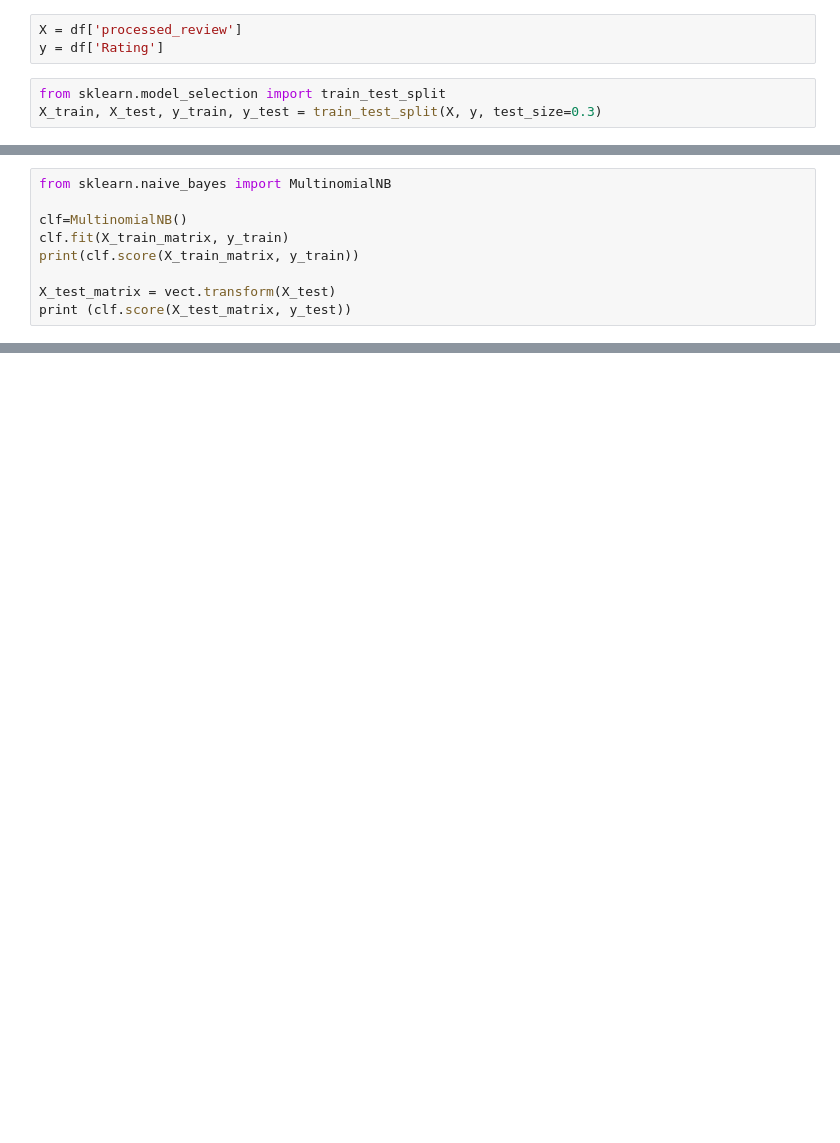
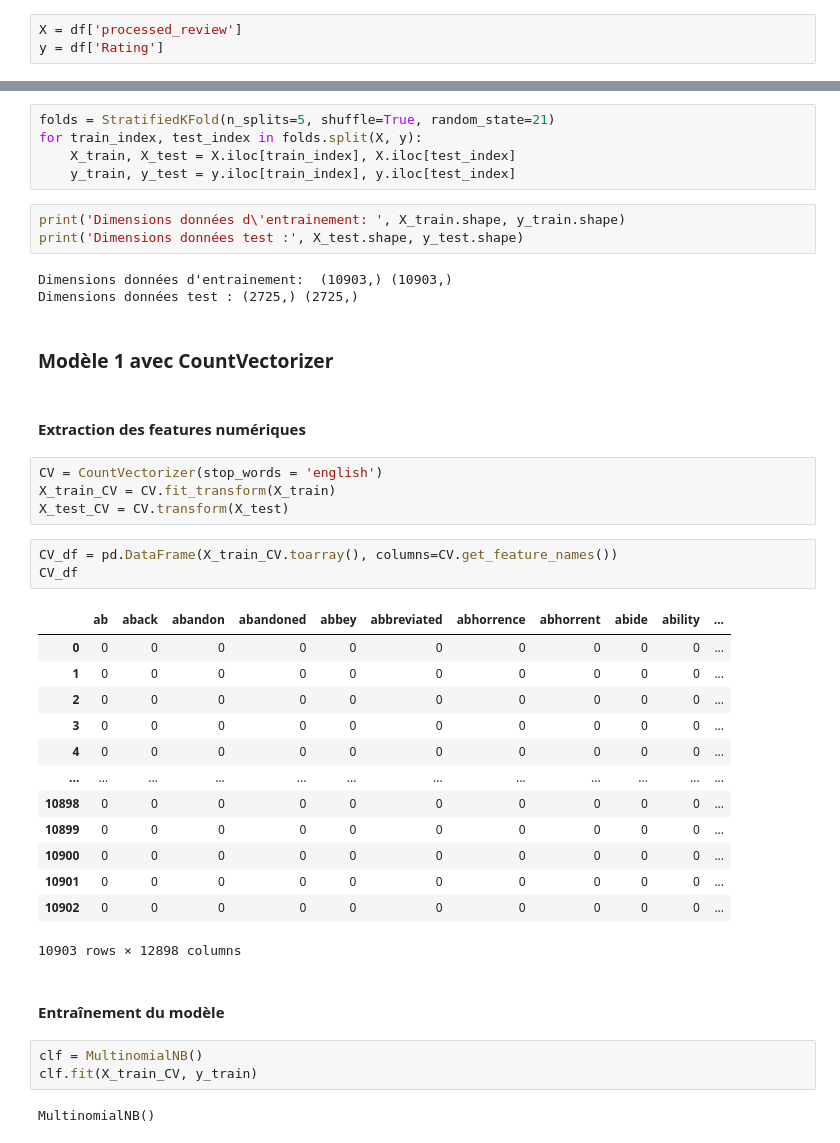
Before and after one commit to FelitaD/Reviews, a Jupyter notebook: reviews_naive.ipynb, the cells around one changed output, grey strips where cells are left out. Saved outputs shown, nothing was run; the diff lists cells and outputs as text; blank space fills up the shorter version.

```diff
--- a/reviews_naive.ipynb
+++ b/reviews_naive.ipynb
@@ -48,6 +242,3 @@ df
 # %%
 X = df['processed_review']
 y = df['Rating']
-# %%
-from sklearn.model_selection import train_test_split
-X_train, X_test, y_train, y_test = train_test_split(X, y, test_size=0.3)
@@ -59,9 +244,0 @@ X_train_matrix = vect.fit_transform(X_train)
-# %%
-from sklearn.naive_bayes import MultinomialNB
-
-clf=MultinomialNB()
-clf.fit(X_train_matrix, y_train)
-print(clf.score(X_train_matrix, y_train))
-
-X_test_matrix = vect.transform(X_test)
-print (clf.score(X_test_matrix, y_test))
@@ -120,0 +245,43 @@ weighted avg       0.21      0.45      0.28      4089
+# %%
+folds = StratifiedKFold(n_splits=5, shuffle=True, random_state=21)
+for train_index, test_index in folds.split(X, y):
+    X_train, X_test = X.iloc[train_index], X.iloc[test_index]
+    y_train, y_test = y.iloc[train_index], y.iloc[test_index]
+# %%
+print('Dimensions données d\'entrainement: ', X_train.shape, y_train.shape)
+print('Dimensions données test :', X_test.shape, y_test.shape)
+# %% [output]
+Dimensions données d'entrainement:  (10903,) (10903,)
+Dimensions données test : (2725,) (2725,)
+# %% [markdown]
+### Modèle 1 avec CountVectorizer
+# %% [markdown]
+#### Extraction des features numériques
+# %%
+CV = CountVectorizer(stop_words = 'english')
+X_train_CV = CV.fit_transform(X_train)
+X_test_CV = CV.transform(X_test)
+# %%
+CV_df = pd.DataFrame(X_train_CV.toarray(), columns=CV.get_feature_names())
+CV_df
+# %% [output]
+|  | ab | aback | abandon | abandoned | abbey | abbreviated | abhorrence | abhorrent | abide | ability | ... |
+| 0 | 0 | 0 | 0 | 0 | 0 | 0 | 0 | 0 | 0 | 0 | ... |
+| 1 | 0 | 0 | 0 | 0 | 0 | 0 | 0 | 0 | 0 | 0 | ... |
+| 2 | 0 | 0 | 0 | 0 | 0 | 0 | 0 | 0 | 0 | 0 | ... |
+| 3 | 0 | 0 | 0 | 0 | 0 | 0 | 0 | 0 | 0 | 0 | ... |
+| 4 | 0 | 0 | 0 | 0 | 0 | 0 | 0 | 0 | 0 | 0 | ... |
+| ... | ... | ... | ... | ... | ... | ... | ... | ... | ... | ... | ... |
+| 10898 | 0 | 0 | 0 | 0 | 0 | 0 | 0 | 0 | 0 | 0 | ... |
+| 10899 | 0 | 0 | 0 | 0 | 0 | 0 | 0 | 0 | 0 | 0 | ... |
+| 10900 | 0 | 0 | 0 | 0 | 0 | 0 | 0 | 0 | 0 | 0 | ... |
+| 10901 | 0 | 0 | 0 | 0 | 0 | 0 | 0 | 0 | 0 | 0 | ... |
+| 10902 | 0 | 0 | 0 | 0 | 0 | 0 | 0 | 0 | 0 | 0 | ... |
+10903 rows × 12898 columns
+# %% [markdown]
+#### Entraînement du modèle
+# %%
+clf = MultinomialNB()
+clf.fit(X_train_CV, y_train)
+# %% [output]
+MultinomialNB()
```
Also changed, not shown: parts of 64 cells of this notebook, 16 other files.
